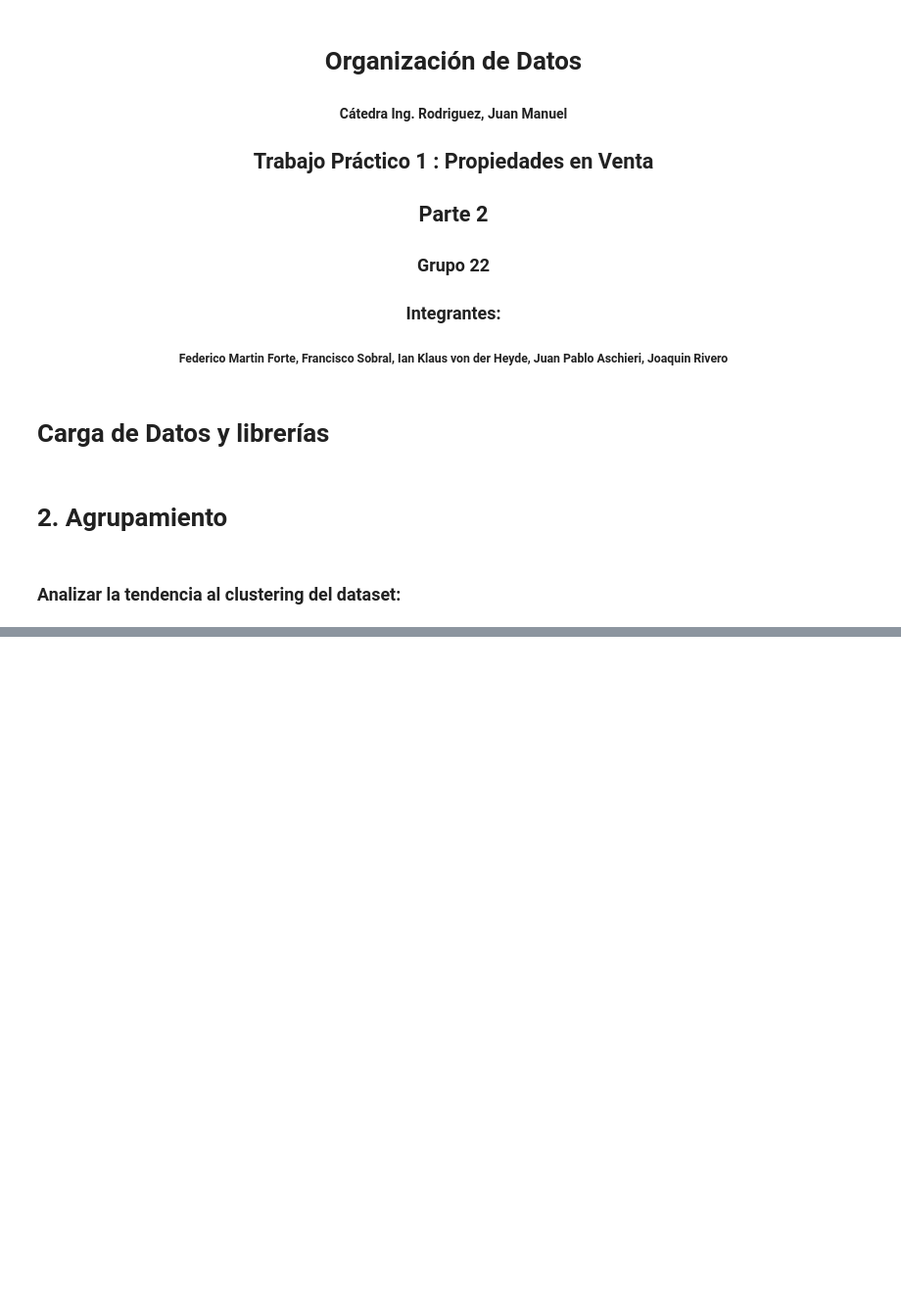
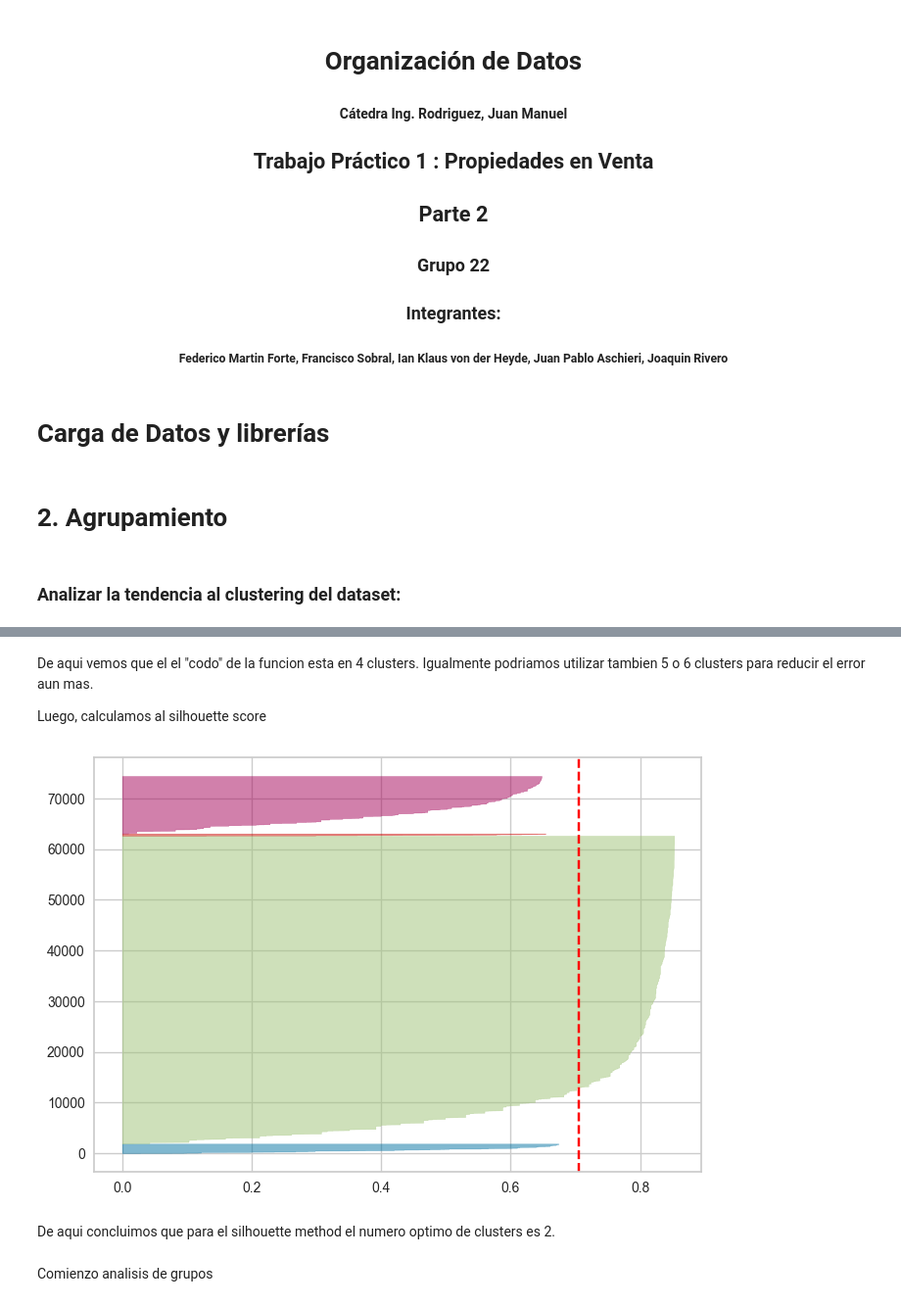
Before and after one commit to iankvdh/Organizacion-de-Datos-2C2022-GRUPO22, a Jupyter notebook: 7506R_TP1_GRUPO22_ENTREGA_AGRUPAMIENTO.ipynb, the cells around one changed output, grey strips where cells are left out. Shown at 98% size. Cells and saved outputs as stored; diff of their text form; code cells hidden in the pictures; blank space fills up the shorter version.

```diff
--- a/7506R_TP1_GRUPO22_ENTREGA_AGRUPAMIENTO.ipynb
+++ b/7506R_TP1_GRUPO22_ENTREGA_AGRUPAMIENTO.ipynb
@@ -25,0 +88,4 @@ poly = gp.read_file(r'./Datasets/barrios_procesados.geojson')
+# %% [markdown]
+De aqui vemos que el el "codo" de la funcion esta en 4 clusters. Igualmente podriamos utilizar tambien 5 o 6 clusters para reducir el error aun mas.
+
+Luego, calculamos al silhouette score
@@ -25,0 +107,13 @@ poly = gp.read_file(r'./Datasets/barrios_procesados.geojson')
+# %%
+model = KMeans(4, random_state=0)
+
+# Visualizamos el gráfico de silueta
+visualizer = SilhouetteVisualizer(model, colors='yellowbrick')    # Instancio el visualizador
+visualizer.fit(datos_numericos)
+plt.show()
+# %% [output]
+[figure, added]
+# %% [markdown]
+De aqui concluimos que para el silhouette method el numero optimo de clusters es 2.
+# %% [markdown]
+Comienzo analisis de grupos
```
Also changed, not shown: parts of 13 cells of this notebook, 1 other file.
